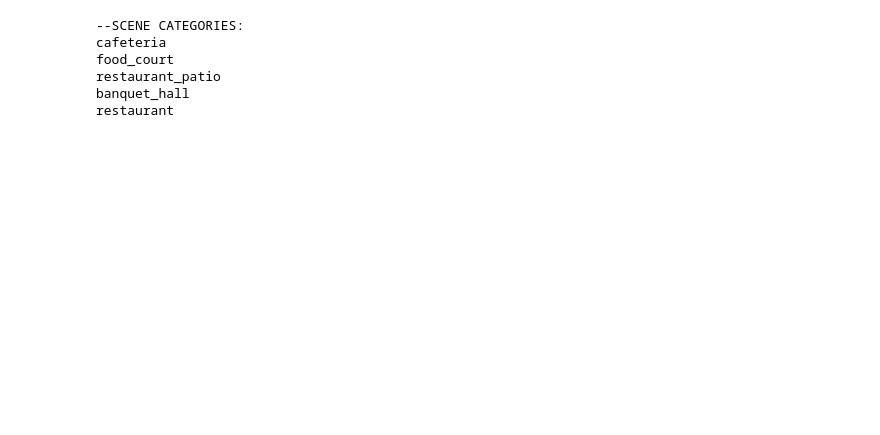
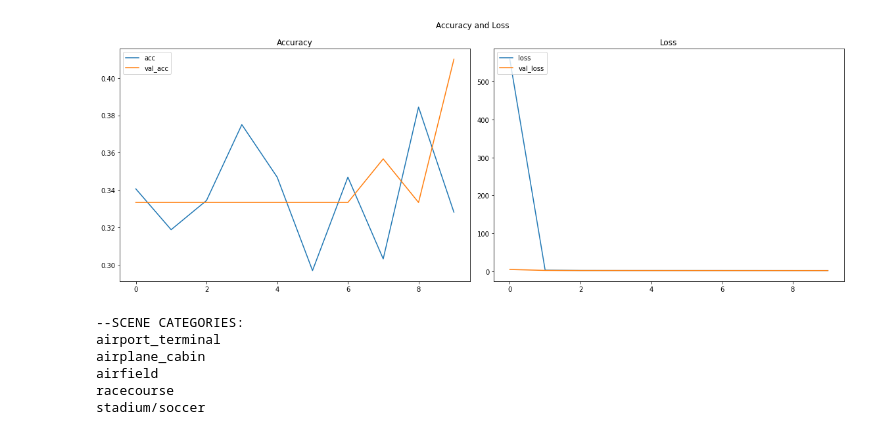
Before and after one commit to AlinDanielFerenczi/ComputerVisionCourse, a Jupyter notebook: alex-net-adjusted.ipynb, the cells around one changed output. Drawn from its saved outputs; the diff is of its cells as text; code cells hidden in the pictures; blank space fills up the shorter version.

Commit message:
Preprocessing merged and improved algorithm

```diff
--- a/alex-net-adjusted.ipynb
+++ b/alex-net-adjusted.ipynb
@@ -28,3 +171,20 @@ import keras
 # %%
+train_class_names = train_ds.class_names
+val_class_names = val_ds.class_names
+
+AUTOTUNE = tf.data.experimental.AUTOTUNE
+
+train_ds = train_ds.cache().shuffle(1000).prefetch(buffer_size=AUTOTUNE)
+val_ds = val_ds.cache().prefetch(buffer_size=AUTOTUNE)
+
+normalization_layer = layers.experimental.preprocessing.Rescaling(1./255)
+
+normalized_ds = train_ds.map(lambda x, y: (normalization_layer(x), y))
+image_batch, labels_batch = next(iter(normalized_ds))
+first_image = image_batch[0]
+
 WEIGHTS_PATH = 'https://github.com/GKalliatakis/Keras-Application-Zoo/releases/download/0.1/vgg16-places365_weights_tf_dim_ordering_tf_kernels.h5'
 WEIGHTS_PATH_NO_TOP = 'https://github.com/GKalliatakis/Keras-Application-Zoo/releases/download/0.1/vgg16-places365_weights_tf_dim_ordering_tf_kernels_notop.h5'
+
+# Notice the pixels values are now in `[0,1]`.
+print(np.min(first_image), np.max(first_image))
@@ -174,0 +193,13 @@ None
+# %%
+model = VGG16_Places365()
+
+from keras.optimizers import Adam
+
+model.compile(optimizer=Adam(lr=0.001), loss='sparse_categorical_crossentropy', metrics=['accuracy'])
+
+print(model.summary())
+
+from keras.callbacks import ModelCheckpoint, EarlyStopping
+checkpoint = ModelCheckpoint("vgg16_1.h5", monitor='accuracy', verbose=1, save_best_only=True, save_weights_only=False, mode='auto', save_freq=1)
+early = EarlyStopping(monitor='accuracy', min_delta=0, patience=20, verbose=1, mode='auto')
+hist = model.fit(train_ds, validation_data=val_ds, steps_per_epoch=10, validation_steps=10,epochs=10,callbacks=[checkpoint,early])
@@ -175,5 +224,21 @@ None
+# %%
+import matplotlib.pyplot as plt
+fig, axes = plt.subplots(nrows=1, ncols=2, figsize=(16, 6))
+fig.suptitle("Accuracy and Loss")
+axes[0].plot(hist.history["accuracy"], label="acc")
+axes[0].plot(hist.history['val_accuracy'], label="val_acc")
+axes[0].set_title("Accuracy")
+axes[0].legend(loc="upper left")
+axes[1].plot(hist.history['loss'], label="loss")
+axes[1].plot(hist.history['val_loss'], label="val_loss")
+axes[1].set_title("Loss")
+axes[1].legend(loc="upper left")
+fig.tight_layout()
+fig.show()
+# %% [output]
+[figure, added]
 # %%
-TEST_IMAGE_URL = 'http://places2.csail.mit.edu/imgs/demo/6.jpg'
+TEST_IMAGE_URL = 'embedded-picture'
 
 image = Image.open(urllib.request.urlopen(TEST_IMAGE_URL))
 image = np.array(image, dtype=np.uint8)
@@ -200,8 +265,8 @@ for i in range(0, 5):
     print(classes[top_preds[i]])
 # %% [output]
 --SCENE CATEGORIES:
-cafeteria
-food_court
-restaurant_patio
-banquet_hall
-restaurant
+airport_terminal
+airplane_cabin
+airfield
+racecourse
+stadium/soccer
```
Also changed, not shown: parts of 7 cells of this notebook, 3 other files.
